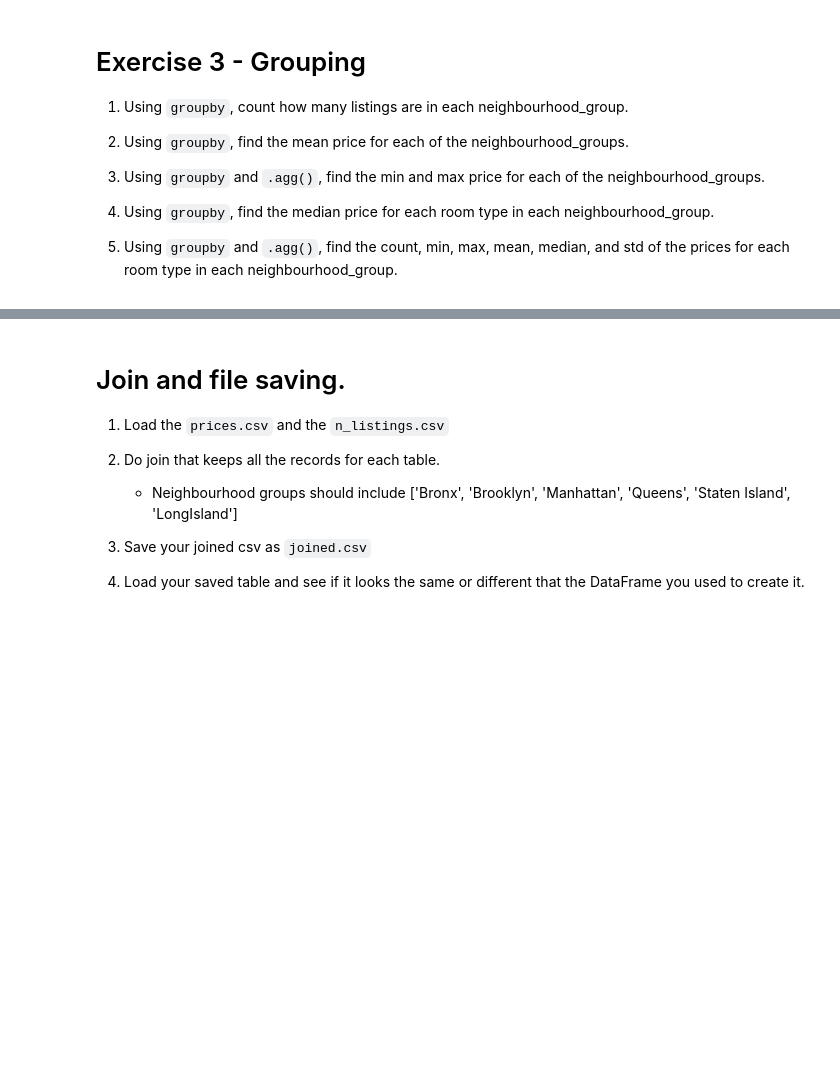
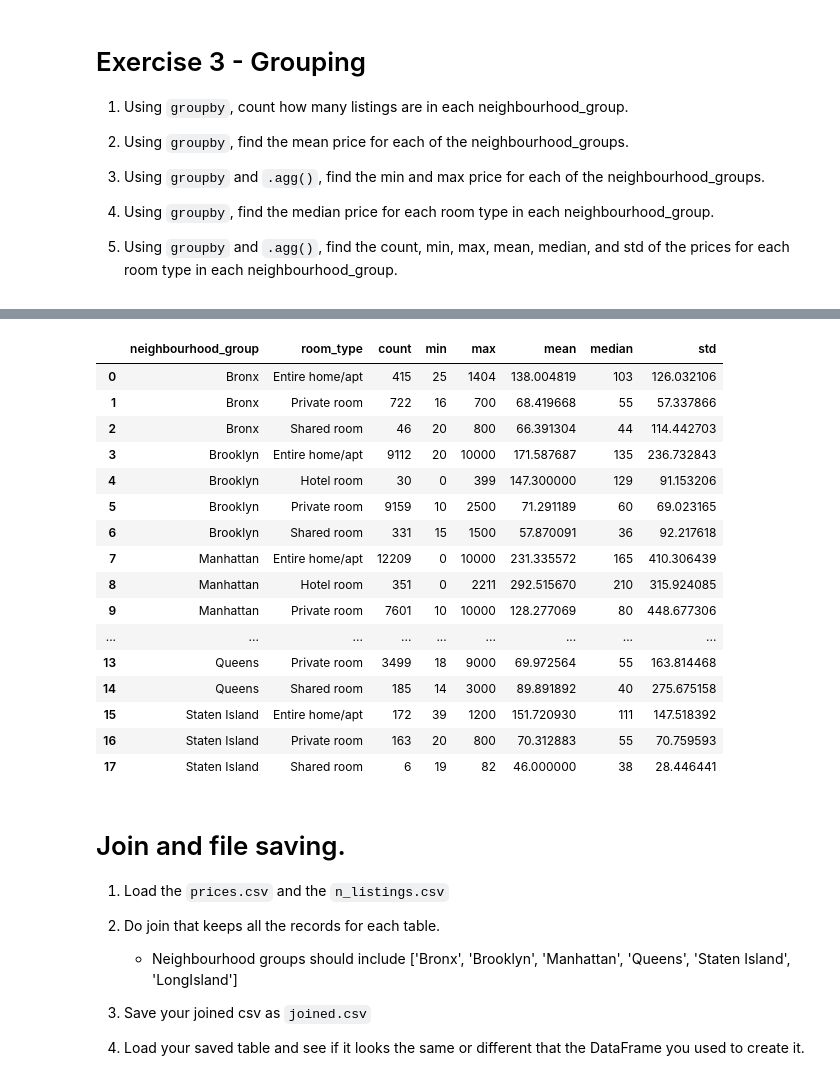
Before and after one commit to xheiterolli/2021-fall-data-science, a Jupyter notebook: Week-01-Pandas/Exercise.ipynb, the cells around one changed output, grey strips where cells are left out. Cells and saved outputs as stored; diff of their text form; code cells hidden in the pictures; blank space fills up the shorter version.

```diff
--- a/Week-01-Pandas/Exercise.ipynb
+++ b/Week-01-Pandas/Exercise.ipynb
@@ -62,3 +91,6 @@ Return the following subsets of the dataframe.
 # %%
 # 5. Create a new column called `adjusted_price` that has $100 added to every listing in Williamsburg.
 # The prices for all other listings should be the same as the were before.
+will_cond = df["neighbourhood"] == "Williamsburg"
+df['adjusted_price'] = np.where(will_cond,df.price + 100,df.price)
+df
@@ -91,6 +196,27 @@ Return the following subsets of the dataframe.
 # %%
 # 5. Using `groupby` and `.agg()`, find the count, min, max, mean, median, and std of the prices
 # for each room type in each neighbourhood_group.
+gb_agg_all = df.groupby(["neighbourhood_group", "room_type"])
+df_agg_all = pd.DataFrame(gb_agg_all["price"].agg(["count", "min", "max", "mean", "median", "std"])).reset_index()
+df_agg_all
+# %% [output]
+|  | neighbourhood_group | room_type | count | min | max | mean | median | std |
+| 0 | Bronx | Entire home/apt | 415 | 25 | 1404 | 138.004819 | 103 | 126.032106 |
+| 1 | Bronx | Private room | 722 | 16 | 700 | 68.419668 | 55 | 57.337866 |
+| 2 | Bronx | Shared room | 46 | 20 | 800 | 66.391304 | 44 | 114.442703 |
+| 3 | Brooklyn | Entire home/apt | 9112 | 20 | 10000 | 171.587687 | 135 | 236.732843 |
+| 4 | Brooklyn | Hotel room | 30 | 0 | 399 | 147.300000 | 129 | 91.153206 |
+| 5 | Brooklyn | Private room | 9159 | 10 | 2500 | 71.291189 | 60 | 69.023165 |
+| 6 | Brooklyn | Shared room | 331 | 15 | 1500 | 57.870091 | 36 | 92.217618 |
+| 7 | Manhattan | Entire home/apt | 12209 | 0 | 10000 | 231.335572 | 165 | 410.306439 |
+| 8 | Manhattan | Hotel room | 351 | 0 | 2211 | 292.515670 | 210 | 315.924085 |
+| 9 | Manhattan | Private room | 7601 | 10 | 10000 | 128.277069 | 80 | 448.677306 |
+| ... | ... | ... | ... | ... | ... | ... | ... | ... |
+| 13 | Queens | Private room | 3499 | 18 | 9000 | 69.972564 | 55 | 163.814468 |
+| 14 | Queens | Shared room | 185 | 14 | 3000 | 89.891892 | 40 | 275.675158 |
+| 15 | Staten Island | Entire home/apt | 172 | 39 | 1200 | 151.720930 | 111 | 147.518392 |
+| 16 | Staten Island | Private room | 163 | 20 | 800 | 70.312883 | 55 | 70.759593 |
+| 17 | Staten Island | Shared room | 6 | 19 | 82 | 46.000000 | 38 | 28.446441 |
 # %% [markdown]
 # Join and file saving.
 1. Load the `prices.csv` and the `n_listings.csv`
```
Also changed, not shown: parts of 18 cells of this notebook, 2 other files.
